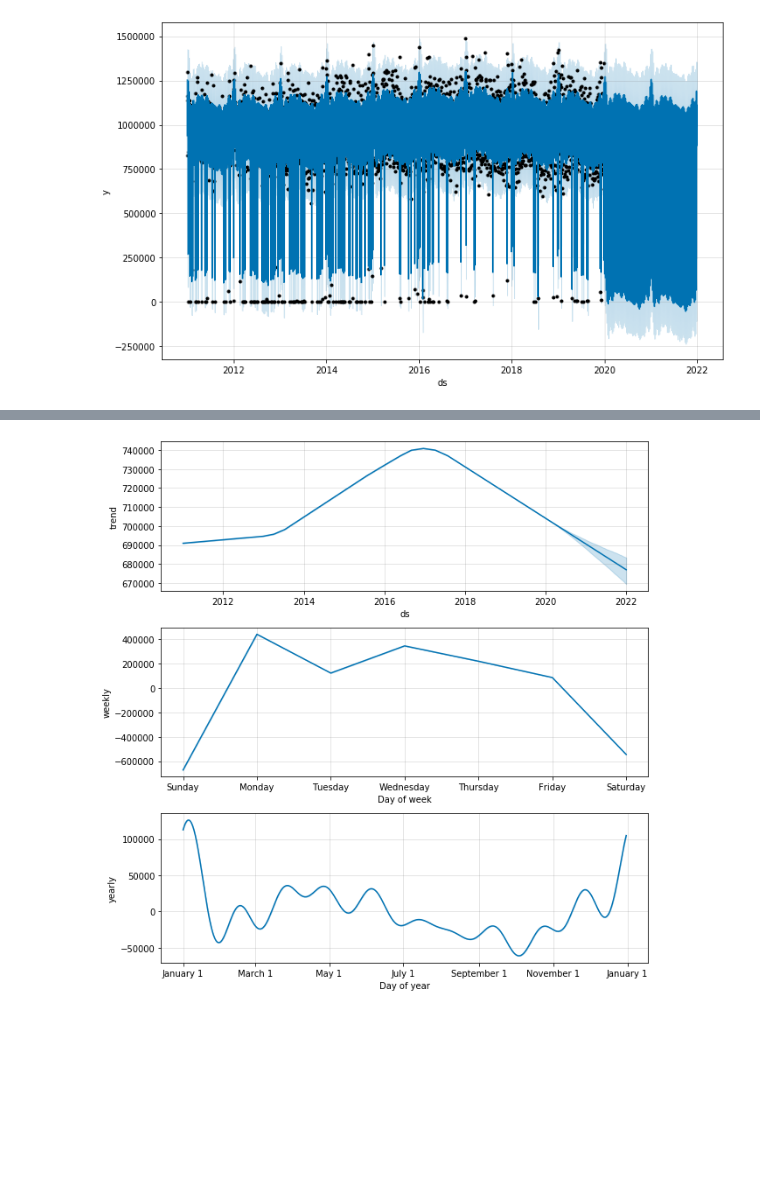
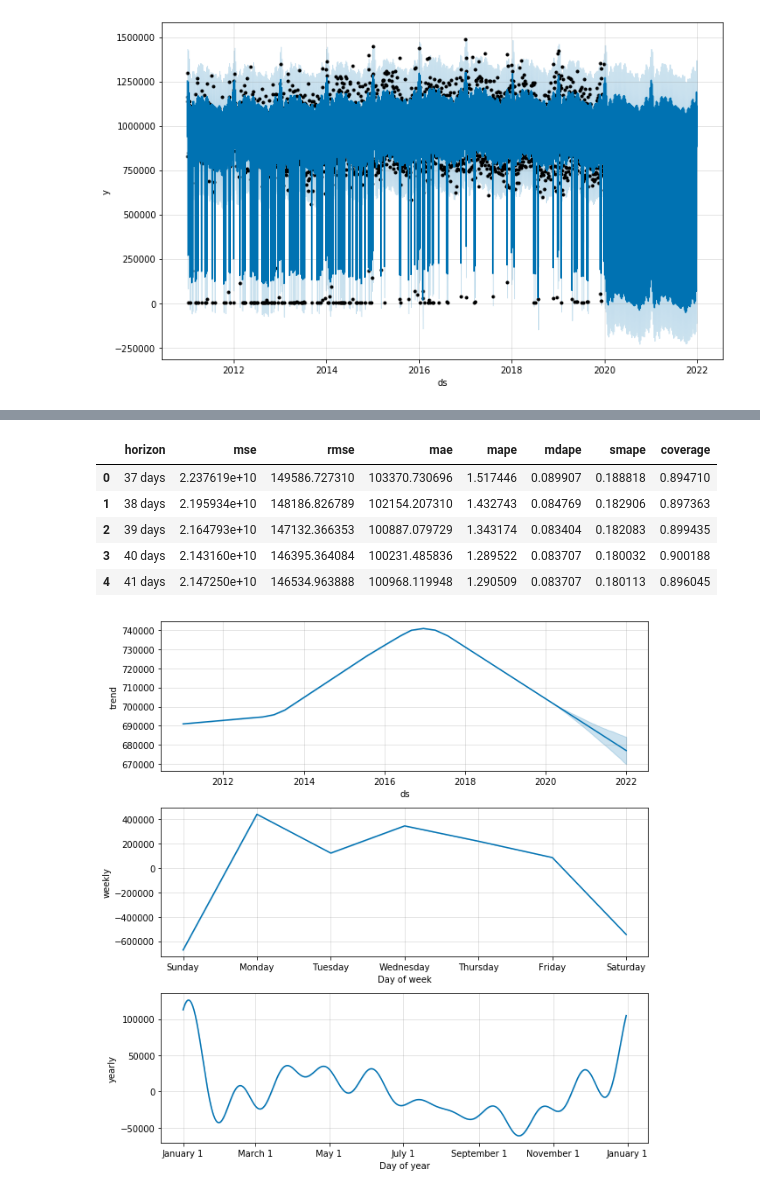
Before and after one commit to darenasc/data_world_league_2022, a Jupyter notebook: notebooks/k-nearest-teammates-submission-nb.ipynb, the cells around one changed output, grey strips where cells are left out. Saved outputs shown, nothing was run; the diff lists cells and outputs as text; code cells hidden in the pictures; blank space fills up the shorter version.

```diff
--- a/notebooks/k-nearest-teammates-submission-nb.ipynb
+++ b/notebooks/k-nearest-teammates-submission-nb.ipynb
@@ -144,9 +147,10 @@ fig1_gc = m_gc.plot(forecast_gc)
 [figure]
 # %%
 #following https://facebook.github.io/prophet/docs/diagnostics.html#cross-validation
-#df_cv = cross_validation(m_gc, initial='730 days', period='180 days', horizon = '365 days')
-#df_cv.head()
+df_cv = cross_validation(m_gc, initial='730 days', period='180 days', horizon = '365 days')
+df_cv.head()
 
-#from prophet.diagnostics import performance_metrics
-#df_p = performance_metrics(df_cv)
-#df_p.head()
+from prophet.diagnostics import performance_metrics
+df_p = performance_metrics(df_cv)
+df_p.head()
+# %% [output]
@@ -153,3 +158,9 @@ fig1_gc = m_gc.plot(forecast_gc)
+|  | horizon | mse | rmse | mae | mape | mdape | smape | coverage |
+| 0 | 37 days | 2.237619e+10 | 149586.727310 | 103370.730696 | 1.517446 | 0.089907 | 0.188818 | 0.894710 |
+| 1 | 38 days | 2.195934e+10 | 148186.826789 | 102154.207310 | 1.432743 | 0.084769 | 0.182906 | 0.897363 |
+| 2 | 39 days | 2.164793e+10 | 147132.366353 | 100887.079729 | 1.343174 | 0.083404 | 0.182083 | 0.899435 |
+| 3 | 40 days | 2.143160e+10 | 146395.364084 | 100231.485836 | 1.289522 | 0.083707 | 0.180032 | 0.900188 |
+| 4 | 41 days | 2.147250e+10 | 146534.963888 | 100968.119948 | 1.290509 | 0.083707 | 0.180113 | 0.896045 |
 # %%
 fig2_gc = m_gc.plot_components(forecast_gc)
 # %% [output]
```
Also changed, not shown: parts of 8 cells of this notebook, 1 other file.
